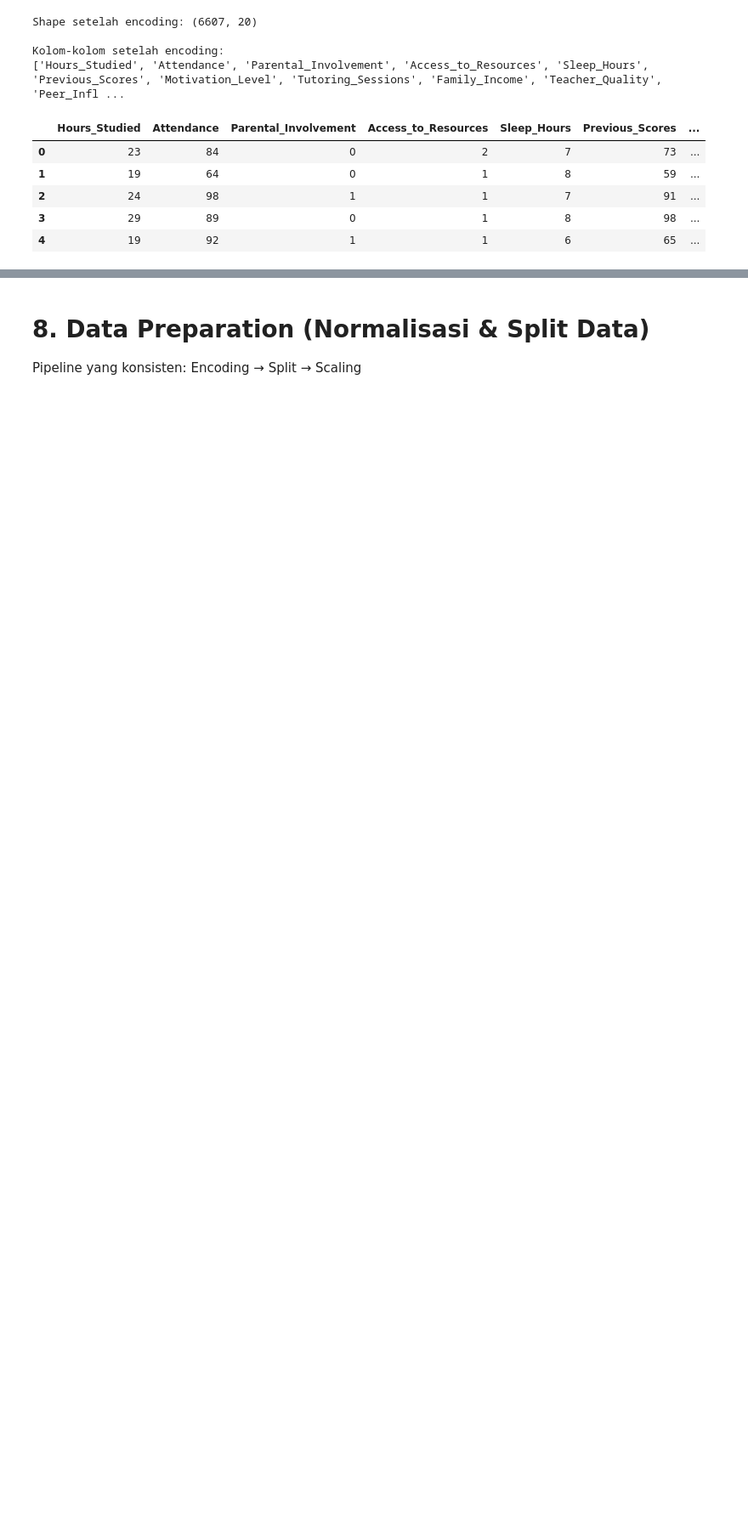
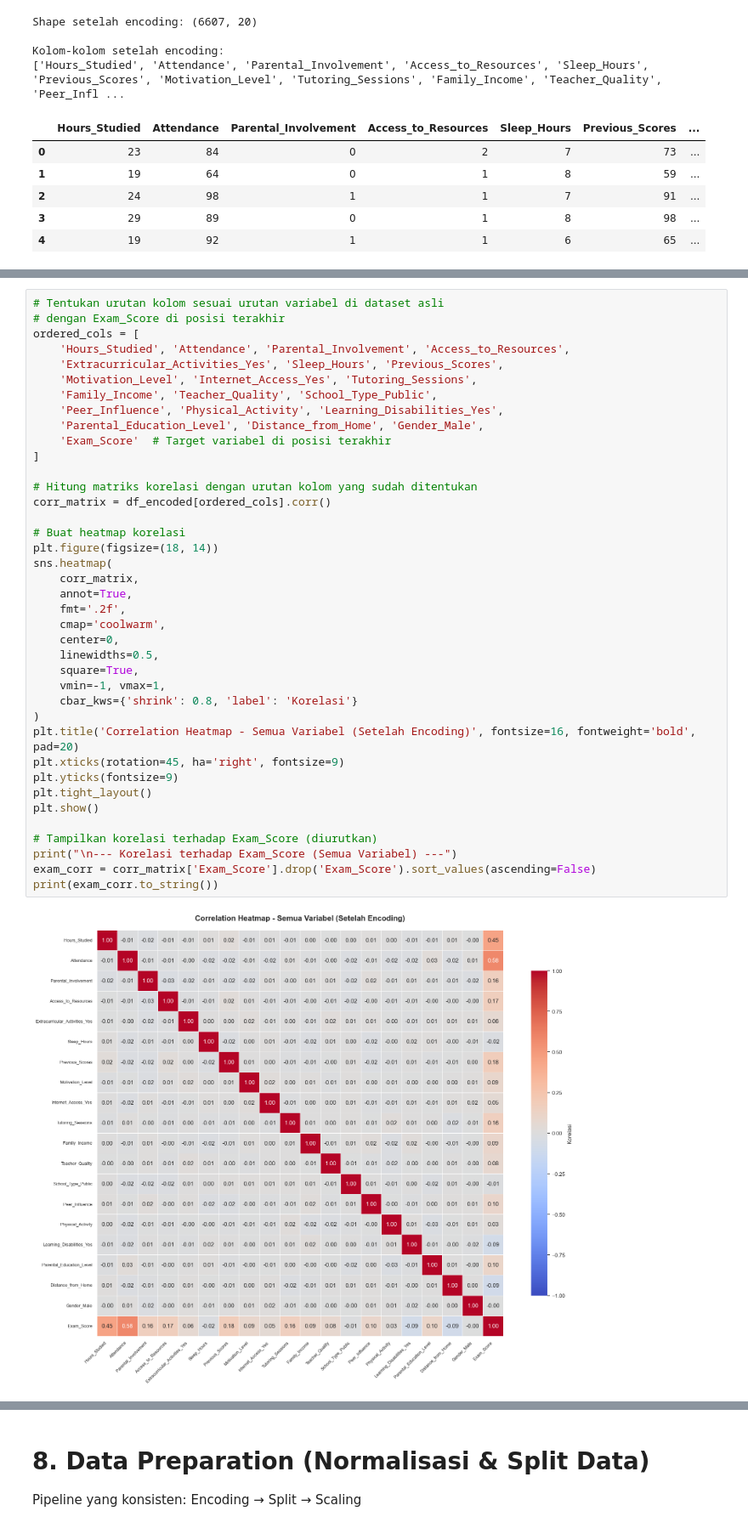
Before and after one commit to Fahmi1945/Student-Examp-Performance-DS, a Jupyter notebook: UAS_DS.ipynb, the cells around one changed output, grey strips where cells are left out. Shown at 85% size. Cells and saved outputs as stored; diff of their text form; blank space fills up the shorter version.

```diff
--- a/Student_Examp_Performance_DS.ipynb
+++ b/UAS_DS.ipynb
@@ -579,0 +566,41 @@ dtype: float64
+# %%
+# Tentukan urutan kolom sesuai urutan variabel di dataset asli
+# dengan Exam_Score di posisi terakhir
+ordered_cols = [
+    'Hours_Studied', 'Attendance', 'Parental_Involvement', 'Access_to_Resources',
+    'Extracurricular_Activities_Yes', 'Sleep_Hours', 'Previous_Scores',
+    'Motivation_Level', 'Internet_Access_Yes', 'Tutoring_Sessions',
+    'Family_Income', 'Teacher_Quality', 'School_Type_Public',
+    'Peer_Influence', 'Physical_Activity', 'Learning_Disabilities_Yes',
+    'Parental_Education_Level', 'Distance_from_Home', 'Gender_Male',
+    'Exam_Score'  # Target variabel di posisi terakhir
+]
+
+# Hitung matriks korelasi dengan urutan kolom yang sudah ditentukan
+corr_matrix = df_encoded[ordered_cols].corr()
+
+# Buat heatmap korelasi
+plt.figure(figsize=(18, 14))
+sns.heatmap(
+    corr_matrix,
+    annot=True,
+    fmt='.2f',
+    cmap='coolwarm',
+    center=0,
+    linewidths=0.5,
+    square=True,
+    vmin=-1, vmax=1,
+    cbar_kws={'shrink': 0.8, 'label': 'Korelasi'}
+)
+plt.title('Correlation Heatmap - Semua Variabel (Setelah Encoding)', fontsize=16, fontweight='bold', pad=20)
+plt.xticks(rotation=45, ha='right', fontsize=9)
+plt.yticks(fontsize=9)
+plt.tight_layout()
+plt.show()
+
+# Tampilkan korelasi terhadap Exam_Score (diurutkan)
+print("\n--- Korelasi terhadap Exam_Score (Semua Variabel) ---")
+exam_corr = corr_matrix['Exam_Score'].drop('Exam_Score').sort_values(ascending=False)
+print(exam_corr.to_string())
+# %% [output]
+[figure, added]
```
Also changed, not shown: parts of 24 cells of this notebook.
